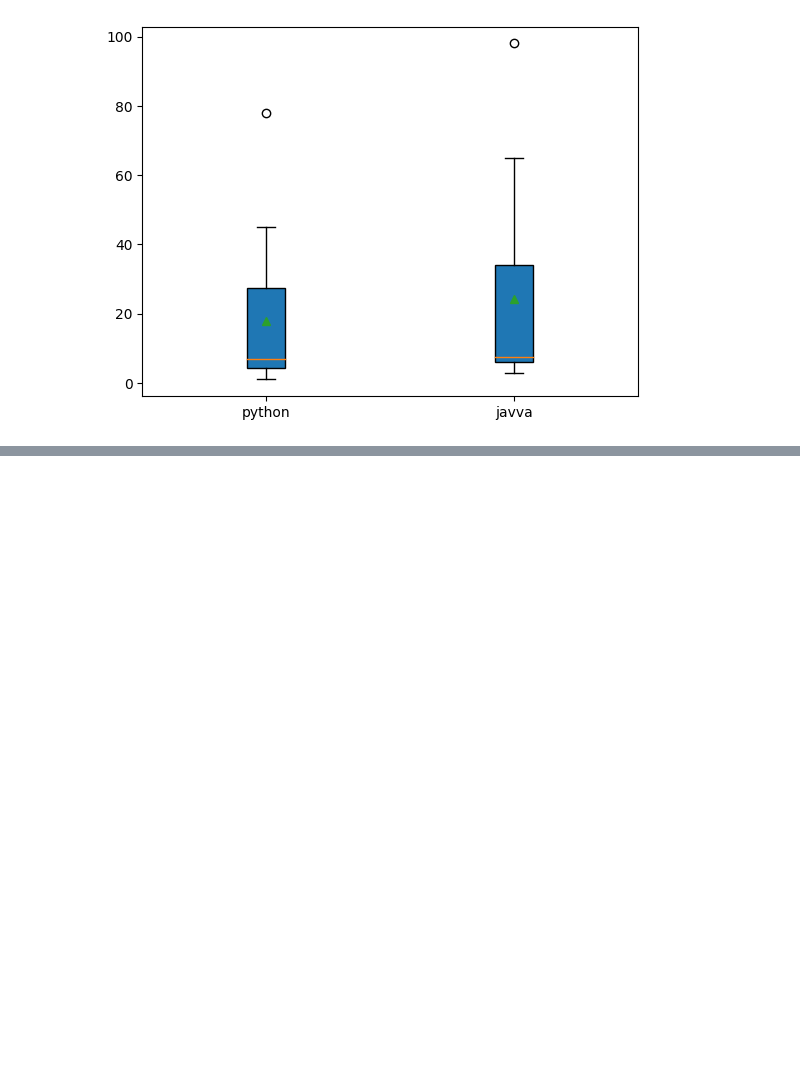
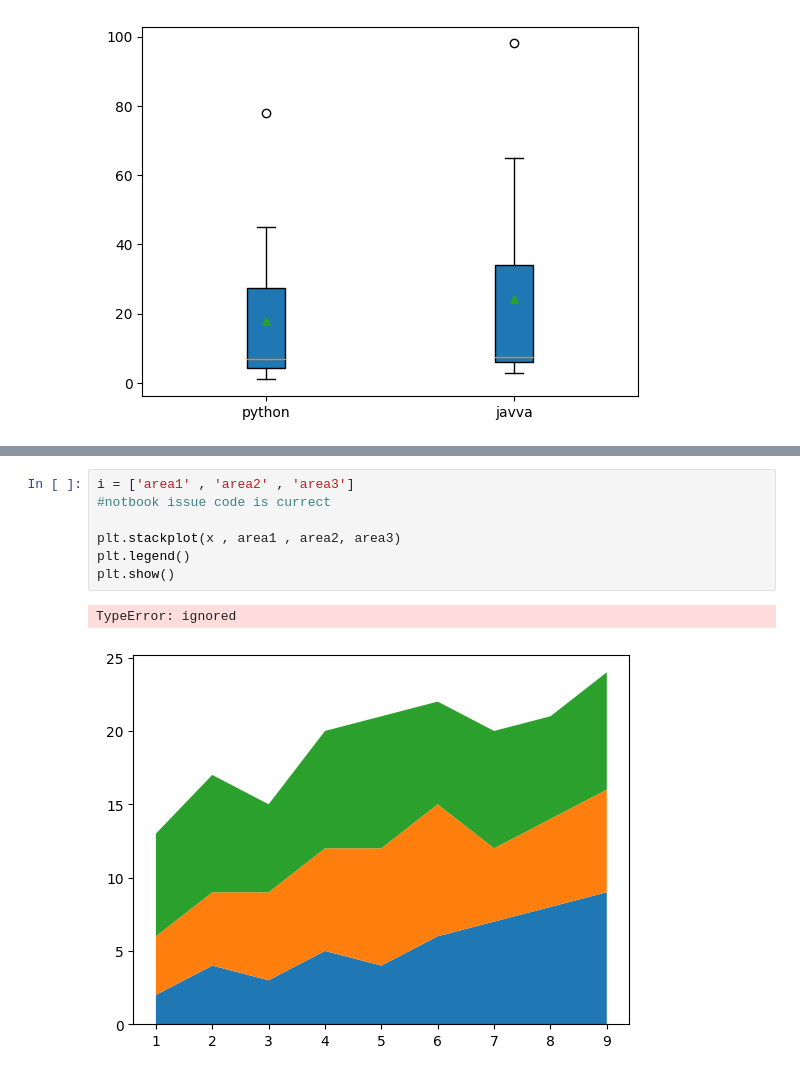
Before and after one commit to dil150898/Hotel_booking_anylisys, a Jupyter notebook: Hotel_Booking_Analysis_Capstone_Project.ipynb, the cells around one changed output, grey strips where cells are left out. Cells and saved outputs as stored; diff of their text form; blank space fills up the shorter version.

```diff
--- a/Hotel_Booking_Analysis_Capstone_Project.ipynb
+++ b/Hotel_Booking_Analysis_Capstone_Project.ipynb
@@ -730,0 +748,10 @@ plt.show()
+# %%
+i = ['area1' , 'area2' , 'area3']
+#notbook issue code is currect
+
+plt.stackplot(x , area1 , area2, area3)
+plt.legend()
+plt.show()
+# %% [output]
+TypeError: ignored
+[figure, added]
```
Also changed, not shown: parts of 4 cells of this notebook.
